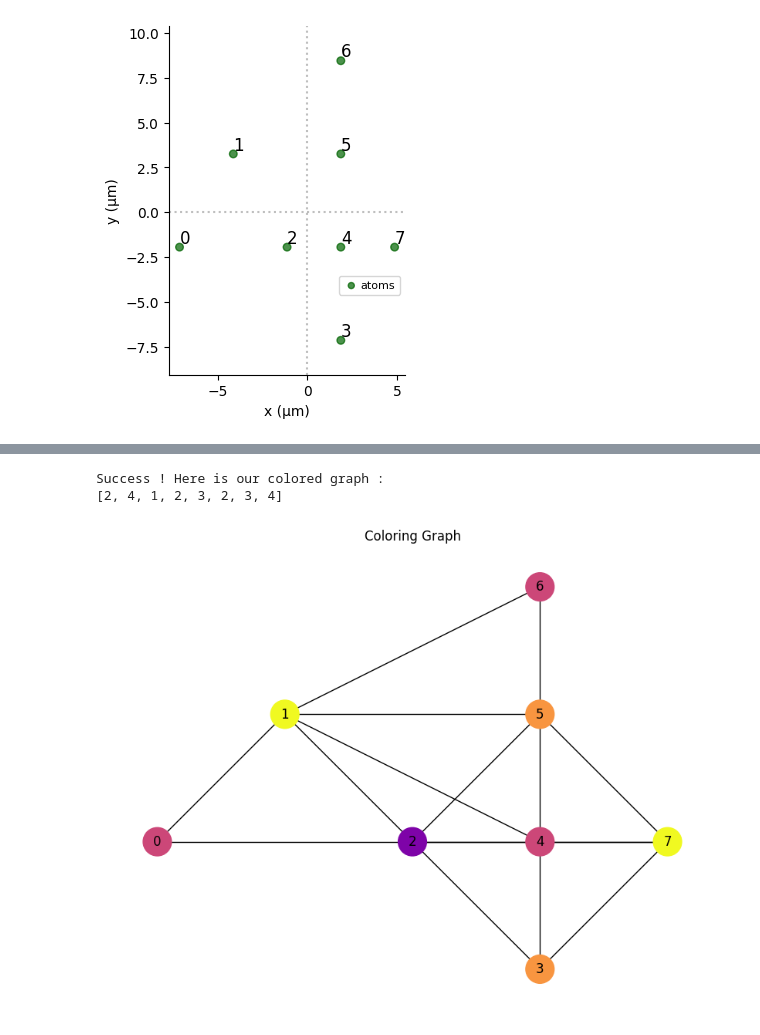
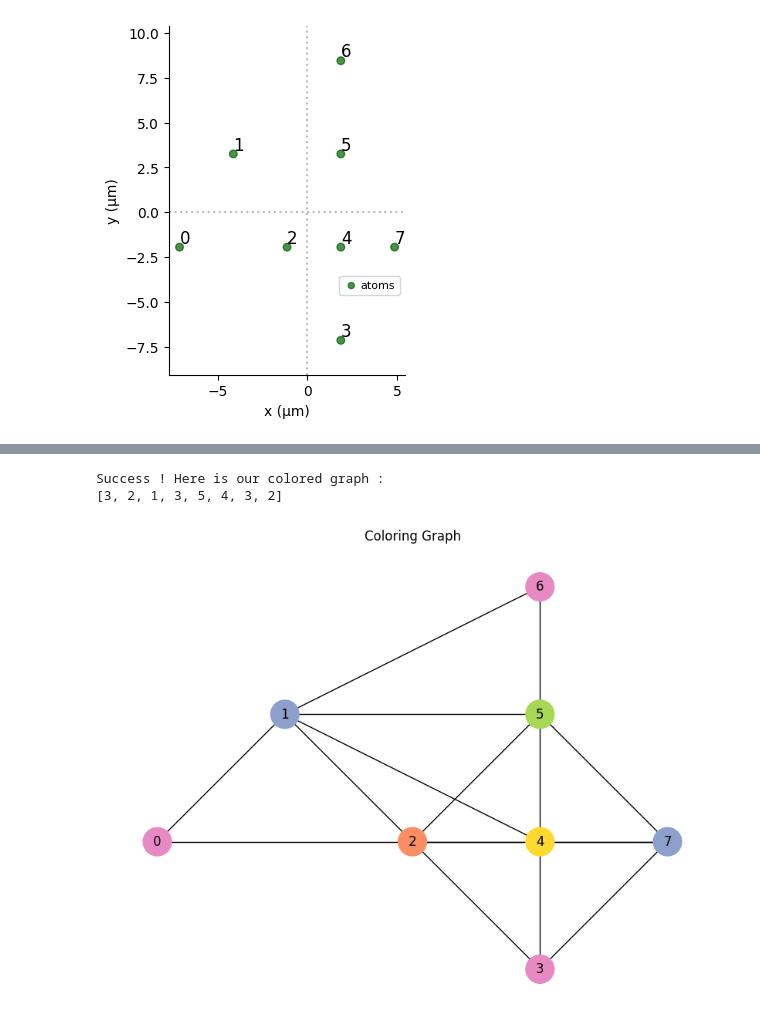
Before and after one commit to florianleroux78/pascal_assesment_QEPITA2024, a Jupyter notebook: Pasqal_assignement.ipynb, the cells around one changed output, grey strips where cells are left out. Drawn from its saved outputs; the diff is of its cells as text; code cells hidden in the pictures.

Commit message:
Correction couleurs

```diff
--- a/Pasqal_assignement.ipynb
+++ b/Pasqal_assignement.ipynb
@@ -41,9 +41,9 @@ def create_coloring_graph(coords, radius):
             if distance <= radius:
                 G.add_edge(i, j)
     return G
-
 #Graphe creation
 coloring_graph = create_coloring_graph(coords, radius)
+E,V = coloring_graph.edges, coloring_graph.nodes
 
 #Our graph is numbered from 0 to 7 but our antennas are name from 1 to 8.
 #We are using this command to solve that and to place our antennas
@@ -126,16 +126,22 @@ print("Success ! Here is our colored graph : ")
 print(graph_color)
 # %% [output]
 Success ! Here is our colored graph :
-[2, 4, 1, 2, 3, 2, 3, 4]
+[3, 2, 1, 3, 5, 4, 3, 2]
 # %%
 # Get colors
-cmap = plt.get_cmap('plasma', max(graph_color) + 1)
-node_colors = [cmap(color) for color in graph_color]
+cmap = plt.get_cmap('Set2', len(graph_color))
+
+# Get the correct node order
+node_order = list(coloring_graph.nodes())
+
+# Map colors to nodes based on the correct order
+node_colors = [cmap(graph_color[node]) for node in node_order]
+
 
 # Print Colored Graph
 plt.figure(figsize=(8, 6))
 nx.draw(coloring_graph, pos, with_labels=True, node_size=700, node_color=node_colors)
 plt.title("Coloring Graph")
 plt.show()
 # %% [output]
-[figure, old version]
+[figure, new version]
```
Also changed, not shown: parts of 1 cell of this notebook.
